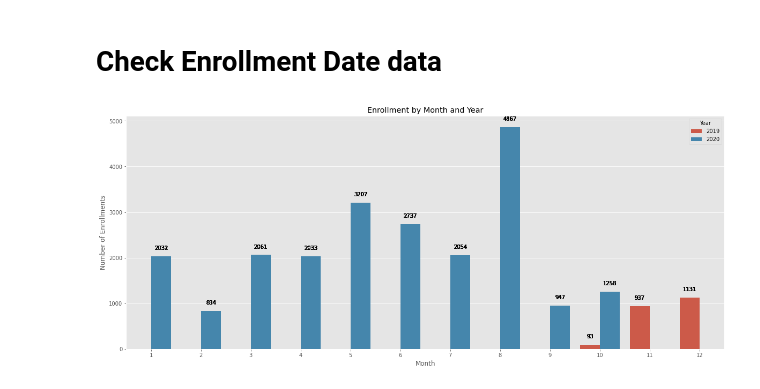
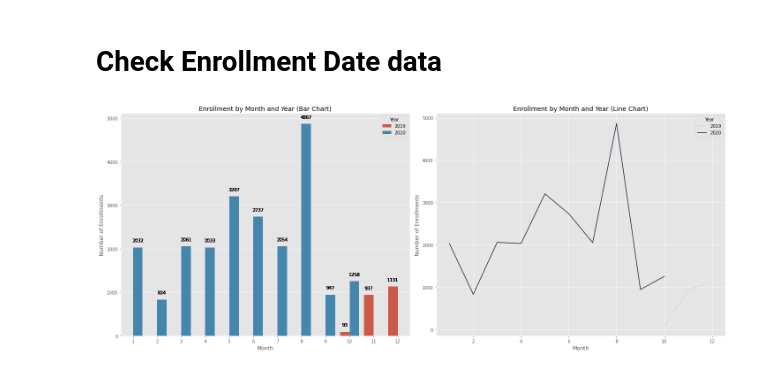
Before and after one commit to iamharkirat/EDA, a Jupyter notebook: learning_enterprise.ipynb, the cells around one changed output. Cells and saved outputs as stored; diff of their text form; code cells hidden in the pictures.

```diff
--- a/learning_enterprise.ipynb
+++ b/learning_enterprise.ipynb
@@ -359,29 +359,35 @@ sns.boxplot(data=y, x='Grade', color='skyblue');
 # %%
 # Convert the Enrollment Date column to datetime format and add a month column
 df['Enrollment Date'] = pd.to_datetime(df['Enrollment Date'], format='%m-%d-%y')
 df['Month'] = df['Enrollment Date'].dt.month
 df['Year'] = df['Enrollment Date'].dt.year
 
 # Group by year and month and count the number of enrollments
 enrollment_counts = df.groupby(['Year', 'Month'])['Student'].count().reset_index()
 
-# Plot the enrollment counts as a bar chart
-fig, ax = plt.subplots()
-sns.barplot(x='Month', y='Student', hue='Year', data=enrollment_counts)
+# Plot the enrollment counts as a bar chart and a line chart
+fig, (ax1, ax2) = plt.subplots(ncols=2)
+sns.barplot(x='Month', y='Student', hue='Year', data=enrollment_counts, ax=ax1)
+sns.lineplot(x='Month', y='Student', hue='Year', data=enrollment_counts, ax=ax2)
 
 # Add count values to the bars
-def annotateBars(row, ax=ax):
-    for p in ax.patches:
-        ax.annotate("%.0f" % p.get_height(), (p.get_x() + p.get_width() / 2., p.get_height()),
+def annotateBars(row, ax=ax1):
+    for p in ax1.patches:
+        ax1.annotate("%.0f" % p.get_height(), (p.get_x() + p.get_width() / 2., p.get_height()),
                     ha='center', va='bottom', fontsize=10, color='black', xytext=(0, 10),
                     textcoords='offset points')
-enrollment_counts.apply(annotateBars, ax=ax, axis=1)
+enrollment_counts.apply(annotateBars, ax=ax1, axis=1)
 
 # Set axis labels and title
-ax.set_xlabel('Month')
-ax.set_ylabel('Number of Enrollments')
-ax.set_title('Enrollment by Month and Year')
+ax1.set_xlabel('Month')
+ax1.set_ylabel('Number of Enrollments')
+ax1.set_title('Enrollment by Month and Year (Bar Chart)')
 
+ax2.set_xlabel('Month')
+ax2.set_ylabel('Number of Enrollments')
+ax2.set_title('Enrollment by Month and Year (Line Chart)')
+
+plt.tight_layout()
 plt.show()
 # %% [output]
-[figure, old version]
+[figure, new version]
```
Also changed, not shown: parts of 1 cell of this notebook.
